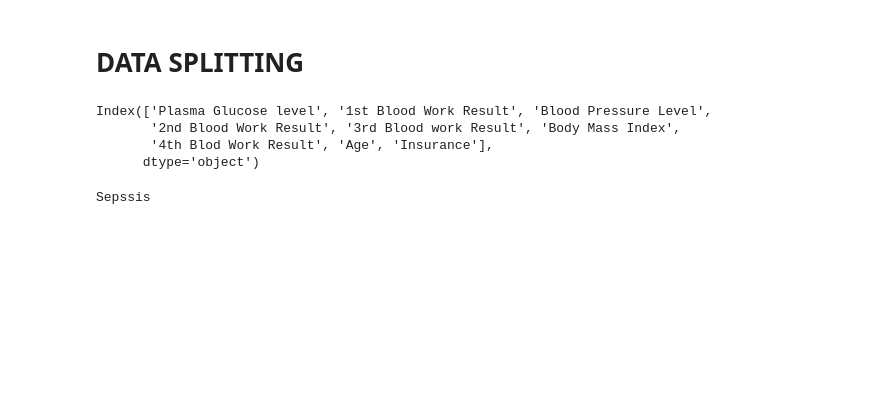
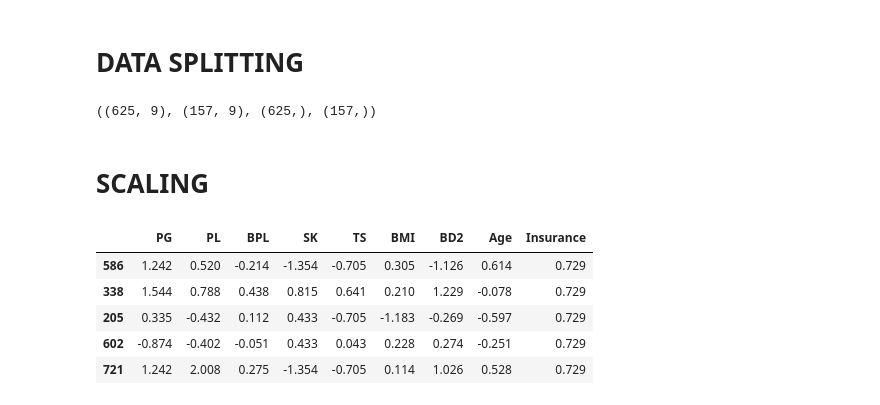
Before and after one commit to Christian-Iyke/Sentiment-Analysis-API-using-FastAPI, a Jupyter notebook: Sentiment_Analysis_API_Using_FastAPI.ipynb, the cells around one changed output. Drawn from its saved outputs; the diff is of its cells as text; code cells hidden in the pictures; blank space fills up the shorter version.

```diff
--- a/Sentiment_Analysis_API_Using_FastAPI.ipynb
+++ b/Sentiment_Analysis_API_Using_FastAPI.ipynb
@@ -535,0 +557,9 @@ train_data = train_data[~train_data.isna().any(axis=1)]
+# %%
+#  Splitting the dataset into features (x) and target variable (y)
+
+x = train_data.drop('Sepsis', axis = 1)
+y = train_data['Sepsis']
+# %%
+# Cloning the class SMOTE and Specifying the sampling strategy
+smote = SMOTE(sampling_strategy = 'minority')
+x_resampled, y_resampled = smote.fit_resample(x,y)
@@ -536,26 +578,33 @@ train_data = train_data[~train_data.isna().any(axis=1)]
 # %% [markdown]
 # DATA SPLITTING
 # %%
-# select independent variables
-
-x = train_data.drop(columns='Sepssis')
-
-
-# select target variables
-
-y = train_data.loc[:, 'Sepssis']
-
-# prove that the variables were selected correctly
-
-print(x.columns)
+# Split the data into training and evaluation sets
+x_train, x_eval, y_train, y_eval = train_test_split(x_resampled, y_resampled, test_size = 0.2,
+                                                    random_state = 43, stratify=y_resampled)
-# %% [output]
-Index(['Plasma Glucose level', '1st Blood Work Result', 'Blood Pressure Level',
-       '2nd Blood Work Result', '3rd Blood work Result', 'Body Mass Index',
-       '4th Blod Work Result', 'Age', 'Insurance'],
-      dtype='object')
 # %%
-# prove that the variables were selected correctly
-
-print(y.name)
+x_train.shape, x_eval.shape, y_train.shape,y_eval.shape
 # %% [output]
-Sepssis
+((625, 9), (157, 9), (625,), (157,))
+# %% [markdown]
+# SCALING
+# %%
+# Cloning the standardscaler class
+
+scaler = StandardScaler().set_output(transform='pandas')
+
+# Fitting and Transforming the selected columns in the training data set
+
+x_train_scaled = scaler.fit_transform(x_train)
+
+# transforming the selected columns in the evaluation dataset
+x_eval_scaled = scaler.transform(x_eval)
+# %%
+# Checking on the scaled training set
+x_train_scaled.head()
+# %% [output]
+|  | PG | PL | BPL | SK | TS | BMI | BD2 | Age | Insurance |
+| 586 | 1.242 | 0.520 | -0.214 | -1.354 | -0.705 | 0.305 | -1.126 | 0.614 | 0.729 |
+| 338 | 1.544 | 0.788 | 0.438 | 0.815 | 0.641 | 0.210 | 1.229 | -0.078 | 0.729 |
+| 205 | 0.335 | -0.432 | 0.112 | 0.433 | -0.705 | -1.183 | -0.269 | -0.597 | 0.729 |
+| 602 | -0.874 | -0.402 | -0.051 | 0.433 | 0.043 | 0.228 | 0.274 | -0.251 | 0.729 |
+| 721 | 1.242 | 2.008 | 0.275 | -1.354 | -0.705 | 0.114 | 1.026 | 0.528 | 0.729 |
```
Also changed, not shown: parts of 45 cells of this notebook, 2 other files.
